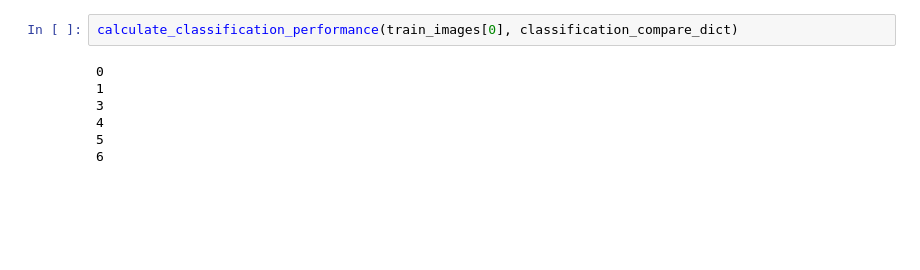
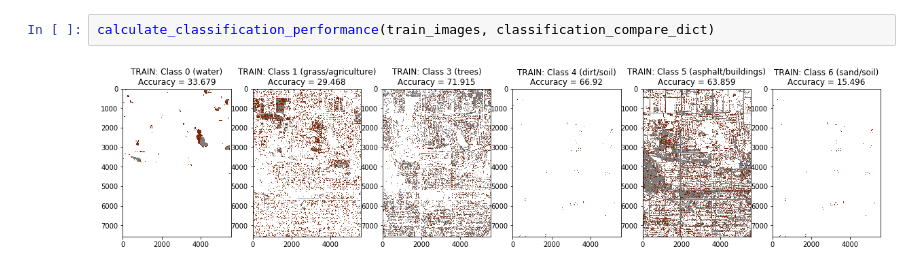
Before and after one commit to linkalis/INET4710_FinalProject, a Jupyter notebook: INET4710_FinalProject_Part3_Assessing_Classification_Performance_and_Conclusion.ipynb, the cells around one changed output. Cells and saved outputs as stored; diff of their text form; blank space fills up the shorter version.

```diff
--- a/INET4710_FinalProject_Part3_Assessing_Classification_Performance_and_Conclusion.ipynb
+++ b/INET4710_FinalProject_Part3_Assessing_Classification_Performance_and_Conclusion.ipynb
@@ -108,9 +135,4 @@ def calculate_classification_performance(img_set, classification_compare_dict):
 # %%
-calculate_classification_performance(train_images[0], classification_compare_dict)
+calculate_classification_performance(train_images, classification_compare_dict)
 # %% [output]
-0
-1
-3
-4
-5
-6
+[figure, added]
```
Also changed, not shown: parts of 10 cells of this notebook, 1 other file.
